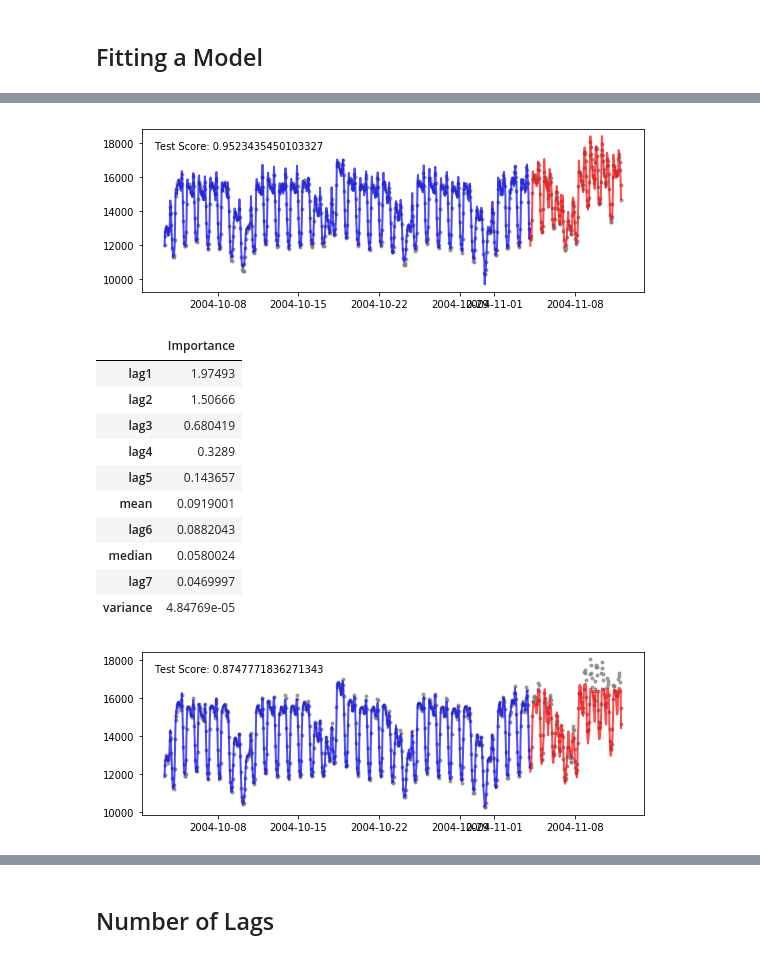
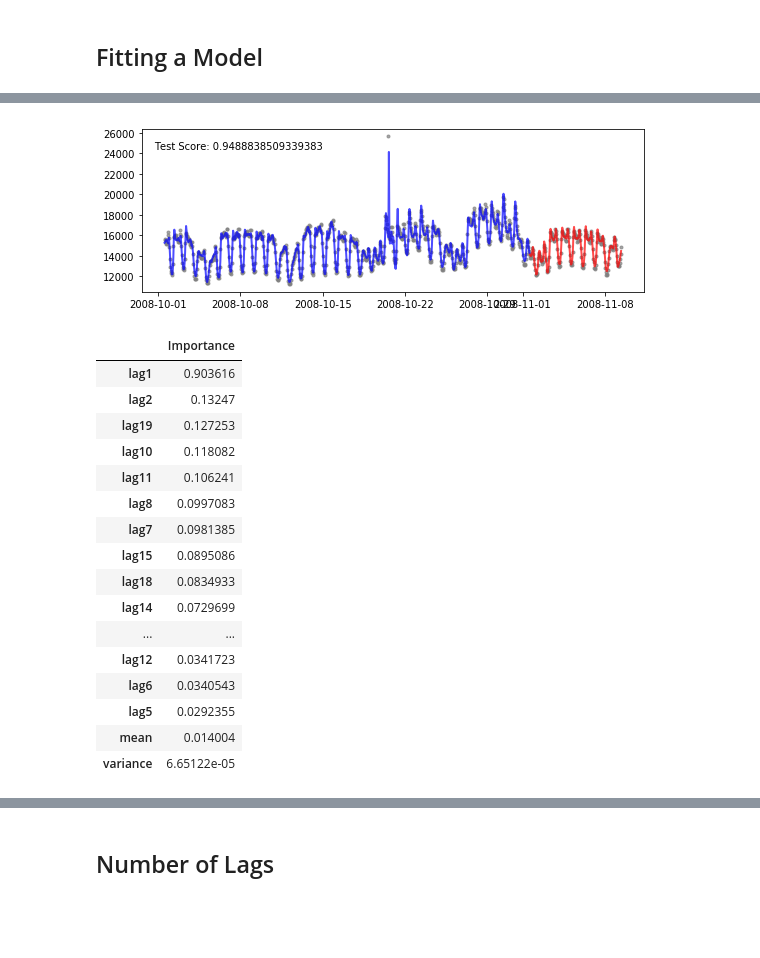
Before and after one commit to Daniel8hen/firefly-tutorials, a Jupyter notebook: meetup_automl_timeseries/Walkthrough.ipynb, the cells around one changed output, grey strips where cells are left out. Drawn from its saved outputs; the diff is of its cells as text; code cells hidden in the pictures; blank space fills up the shorter version.

```diff
--- a/meetup_automl_timeseries/Walkthrough.ipynb
+++ b/meetup_automl_timeseries/Walkthrough.ipynb
@@ -23,7 +23,9 @@ from tsfresh.feature_extraction.feature_calculators import mean, variance, numbe
 # %% [markdown]
 ## Example Time Series Data Set
 # %%
-size = 1000
+start_sample = 35000
+end_sample = 36000
+
 df = pd.read_csv('data/AEP_hourly.csv', parse_dates=['Datetime'])
 
 # sort dates ascending
@@ -31,8 +33,8 @@ df = df.set_index(['Datetime'])
 df = df.sort_index()
 df = df.reset_index()
 
-t = df.Datetime[0:size]
-y = df.AEP_MW[0:size]
+t = df.Datetime[start_sample:end_sample]
+y = df.AEP_MW[start_sample:end_sample]
 
 plt.figure(figsize=(15,3))
 plt.plot(t, y, '.-', c='gray')
@@ -45,7 +47,7 @@ Average time step: 0 days 01:00:00
 # %% [markdown]
 ## Fitting a Model
 # %%
-def fit_model(t, X, y, distance, test_size=0.2, estimator=None, plot=False):
+def fit_model(t, X, y, test_size=0.2, estimator=None, plot=False):
     # apply forecast distance
     #     X = X.shift(distance)
 
@@ -192,30 +205,35 @@ df_train
 # %%
 t = df_train.Datetime
 X = df_train.drop(['Datetime', 'AEP_MW', 'entropy'], axis=1)
 y = df_train.AEP_MW
 
 # fit
-model, score = fit_model(t.values, X.values, y.values, plot=True, distance=12)
+model, score = fit_model(t.values, X.values, y.values, plot=True)
 
 # display importances
 feature_importance_summary(model, X.columns)
 
 # fit
-model, score = fit_model(t.values, X.values, y.values, plot=True, distance=12, estimator=RandomForestRegressor())
+# model, score = fit_model(t.values, X.values, y.values, plot=True, distance=12, estimator=RandomForestRegressor())
 
 # display importances
 # feature_importance_summary(model, X.columns)
 # %% [output]
-[figure, old version]
+[figure, new version]
 |  | Importance |
-| lag1 | 1.97493 |
-| lag2 | 1.50666 |
-| lag3 | 0.680419 |
-| lag4 | 0.3289 |
-| lag5 | 0.143657 |
-| mean | 0.0919001 |
-| lag6 | 0.0882043 |
-| median | 0.0580024 |
-| lag7 | 0.0469997 |
-| variance | 4.84769e-05 |
+| lag1 | 0.903616 |
+| lag2 | 0.13247 |
+| lag19 | 0.127253 |
+| lag10 | 0.118082 |
+| lag11 | 0.106241 |
+| lag8 | 0.0997083 |
+| lag7 | 0.0981385 |
+| lag15 | 0.0895086 |
+| lag18 | 0.0834933 |
+| lag14 | 0.0729699 |
+| ... | ... |
+| lag12 | 0.0341723 |
+| lag6 | 0.0340543 |
+| lag5 | 0.0292355 |
+| mean | 0.014004 |
+| variance | 6.65122e-05 |
-[figure, removed]
```
Also changed, not shown: parts of 10 cells of this notebook.
